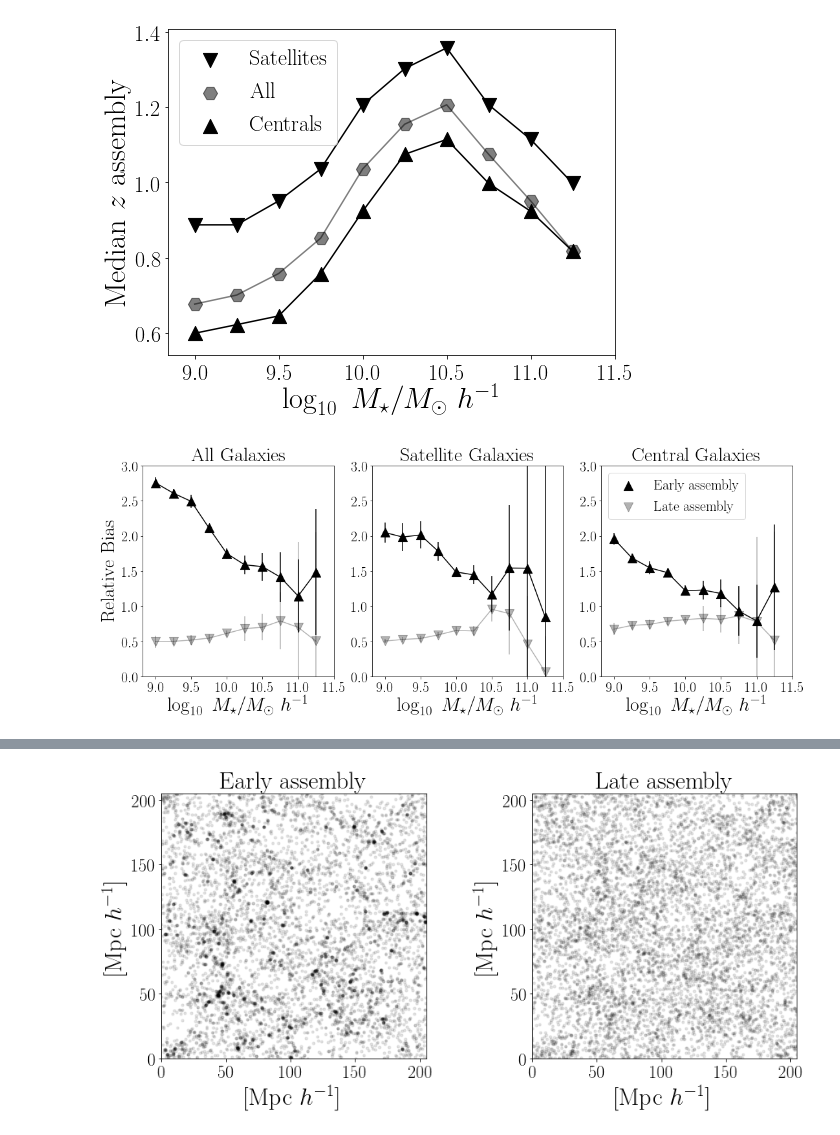
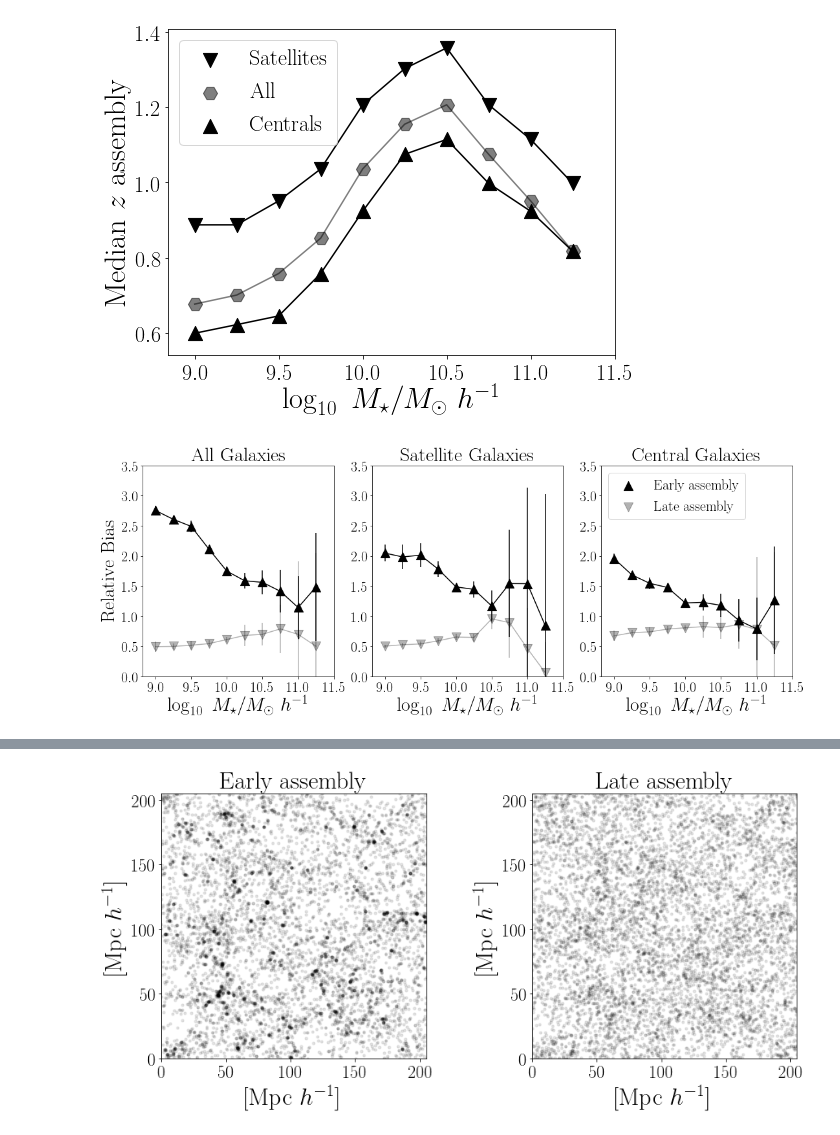
Before and after one commit to forero/IllustrisGalaxyBias, a Jupyter notebook: code/correlation_functions.ipynb, the cells around one changed output, grey strips where cells are left out. Cells and saved outputs as stored; diff of their text form; code cells hidden in the pictures.

```diff
--- a/code/correlation_functions.ipynb
+++ b/code/correlation_functions.ipynb
@@ -110,39 +175,39 @@ plt.scatter(ratio_all['log_mass_bins'], ratio_all['ratio_late_mean'], marker='v'
 plt.errorbar(ratio_all['log_mass_bins'], ratio_all['ratio_late_mean'], ratio_central['ratio_late_std'], color='black', alpha=0.3)
 
 plt.title('All Galaxies')
-plt.ylim([0.0, 3.0])
+plt.ylim([0.0, 3.5])
 plt.xlabel("$\log_{10}\ M_{\mathrm{\star}} / M_{\odot}\ h^{-1}$")
 plt.ylabel("Relative Bias")
 plt.xticks(np.arange(9.0, 12.0, 0.5))
 
 
 plt.subplot(1,3,2)
 plt.scatter(ratio_sat['log_mass_bins'], ratio_sat['ratio_early_mean'], marker='^', s=200, color='black')
 plt.errorbar(ratio_sat['log_mass_bins'], ratio_sat['ratio_early_mean'], ratio_sat['ratio_early_std'], color='black')
 plt.scatter(ratio_sat['log_mass_bins'], ratio_sat['ratio_late_mean'], marker='v', s=200, color='black', alpha=0.3)
 plt.errorbar(ratio_sat['log_mass_bins'], ratio_sat['ratio_late_mean'], ratio_sat['ratio_late_std'], color='black', alpha=0.3)
 
 plt.title('Satellite Galaxies')
-plt.ylim([0.0, 3.0])
+plt.ylim([0.0, 3.5])
 plt.xlabel("$\log_{10}\ M_{\mathrm{\star}} / M_{\odot}\ h^{-1}$")
 plt.xticks(np.arange(9.0, 12.0, 0.5))
 
 
 plt.subplot(1,3,3)
 plt.scatter(ratio_central['log_mass_bins'], ratio_central['ratio_early_mean'], marker='^', s=200, color='black', label='Early assembly')
 plt.errorbar(ratio_central['log_mass_bins'], ratio_central['ratio_early_mean'], ratio_central['ratio_early_std'], color='black')
 plt.scatter(ratio_central['log_mass_bins'], ratio_central['ratio_late_mean'], marker='v', s=200, color='black', alpha=0.3, label='Late assembly')
 plt.errorbar(ratio_central['log_mass_bins'], ratio_central['ratio_late_mean'], ratio_central['ratio_late_std'], color='black', alpha=0.3)
 
 plt.title('Central Galaxies')
-plt.ylim([0.0, 3.0])
+plt.ylim([0.0, 3.5])
 plt.legend(fontsize=SMALL_SIZE, loc=2)
 plt.xlabel("$\log_{10}\ M_{\mathrm{\star}} / M_{\odot}\ h^{-1}$")
 plt.xticks(np.arange(9.0, 12.0, 0.5))
 
 plt.savefig("bias_galaxies.pdf", bbox_inches='tight')
 # %% [output]
-[figure, old version]
+[figure, new version]
 # %%
 formation_data = np.loadtxt("/Users/forero/Illustris_data/formation_times_TNG300/301/Galaxies/All_Galaxies/ZM_Galaxies3001.dat")
 log10_stellar_mass  = np.log10(formation_data[:,4]) + 10
```
Also changed, not shown: parts of 5 cells of this notebook.
